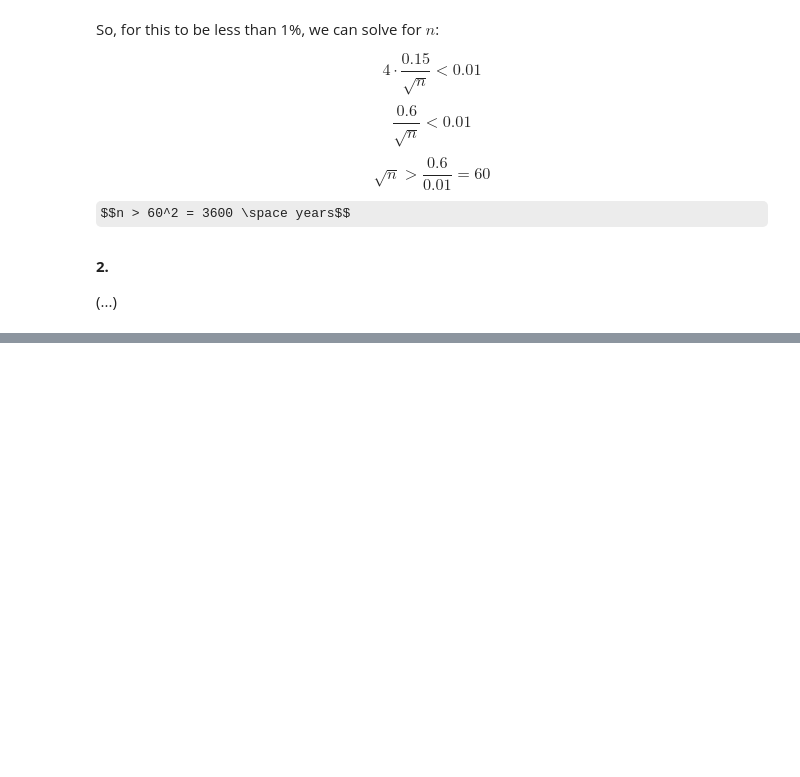
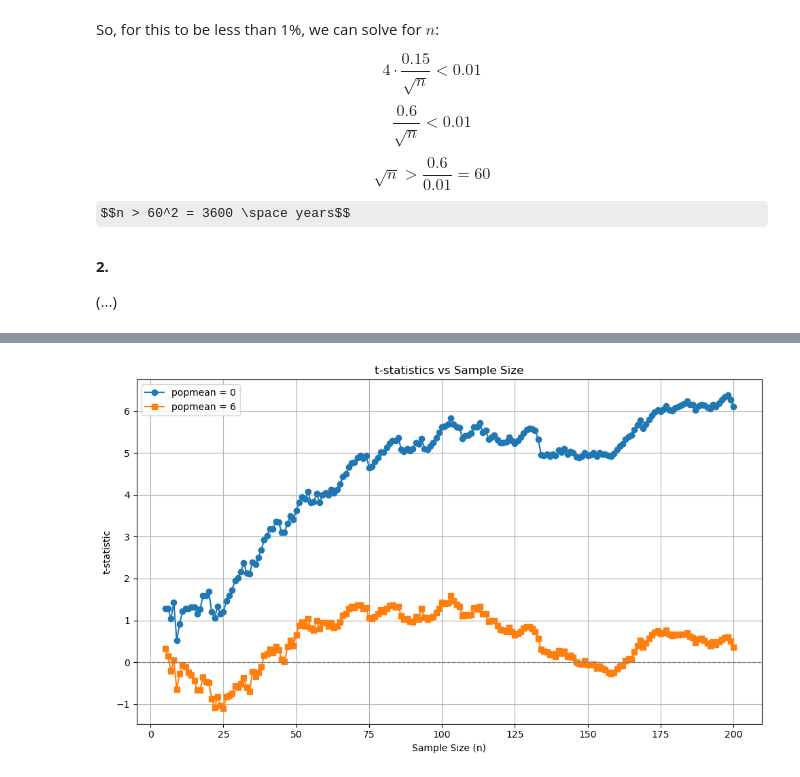
Before and after one commit to JPineno/Erasmus-University-Rotterdam-Econometrics-Methods-and-Applications, a Jupyter notebook: Module 0 - Building Blocks/Statistics.ipynb, the cells around one changed output, grey strips where cells are left out. Cells and saved outputs as stored; diff of their text form; code cells hidden in the pictures; some formulas as TeX source; blank space fills up the shorter version.

```diff
--- a/Module 0 - Building Blocks/Statistics.ipynb
+++ b/Module 0 - Building Blocks/Statistics.ipynb
@@ -118,0 +190,4 @@ __2.__
+# %%
+# extend our range until i = 200
+i_vals2 = range(5, 201)
+i_vals2
@@ -118,0 +196,27 @@ __2.__
+# %%
+# create new lists for t_i for both values of the mean
+ti0_2 = []
+ti6_2 = []
+
+# start collecting values by iterating through our range
+for i in i_vals2:
+    # get ti and the p-values for every subset (0 to i)
+    subset = rets_vals[:i]
+    t0, pv0 = stats.ttest_1samp(rets_vals[:i], popmean=0)
+    t6, pv6 = stats.ttest_1samp(rets_vals[:i], popmean=6)
+    # add the values recorded to our lists
+    ti0_2.append(t0)
+    ti6_2.append(t6)
+# %%
+# create (and format) a dataframe with the results
+results2 = pd.DataFrame({
+    'n': i_vals2,
+    't-statistic (popmean=0)': ti0_2,
+    't-statistic (popmean=6)': ti6_2
+})
+results2 = results2.set_index('n')
+results2.style.format({
+    't-statistic (popmean=0)': '{:.3f}',
+    't-statistic (popmean=6)': '{:.3f}',
+})
+results2.head()
@@ -118,0 +231,16 @@ __2.__
+# %%
+# plot the results
+plt.figure(figsize=(10, 6))
+plt.plot(results2.index, results2['t-statistic (popmean=0)'], label='popmean = 0', marker='o')
+plt.plot(results2.index, results2['t-statistic (popmean=6)'], label='popmean = 6', marker='s')
+
+plt.xlabel('Sample Size (n)')
+plt.ylabel('t-statistic')
+plt.title('t-statistics vs Sample Size')
+plt.axhline(0, color='gray', linestyle='--', linewidth=1)
+plt.legend()
+plt.grid(True)
+plt.tight_layout()
+plt.show()
+# %% [output]
+[figure, added]
```
Also changed, not shown: parts of 25 cells of this notebook.
